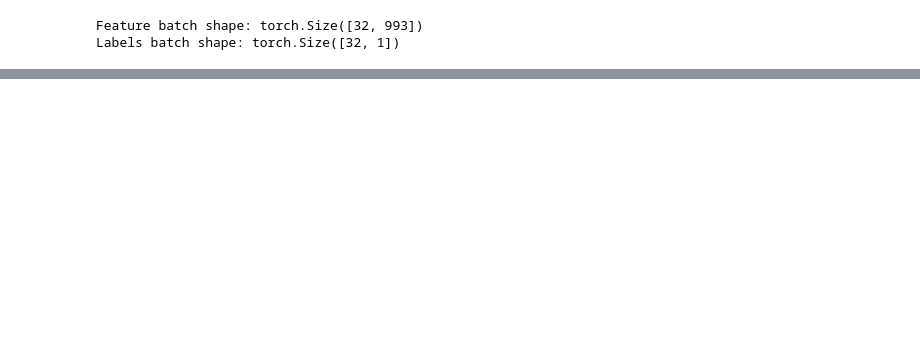
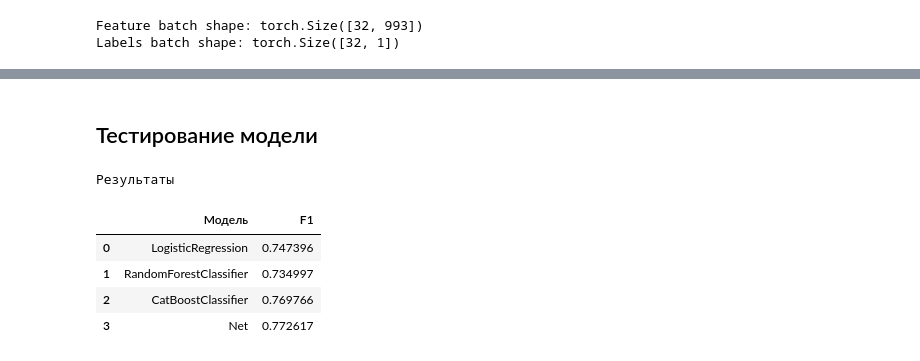
Before and after one commit to akrasnov87/natural-language-processing-with-disaster-tweets, a Jupyter notebook: main.ipynb, the cells around one changed output, grey strips where cells are left out. Cells and saved outputs as stored; diff of their text form; code cells hidden in the pictures; blank space fills up the shorter version.

```diff
--- a/main.ipynb
+++ b/main.ipynb
@@ -283,0 +343,2 @@ print(f'Тестовая выборка:', features_test.shape[0])
+# %%
+scores = []
@@ -461,0 +629,13 @@ KeyboardInterrupt:
+# %% [markdown]
+## Тестирование модели
+# %%
+mdf = pd.DataFrame(data=scores, columns=['Модель', 'F1'])
+print('Результаты')
+display(mdf)
+# %% [output]
+Результаты
+|  | Модель | F1 |
+| 0 | LogisticRegression | 0.747396 |
+| 1 | RandomForestClassifier | 0.734997 |
+| 2 | CatBoostClassifier | 0.769766 |
+| 3 | Net | 0.772617 |
```
Also changed, not shown: parts of 74 cells of this notebook, 9 other files.
